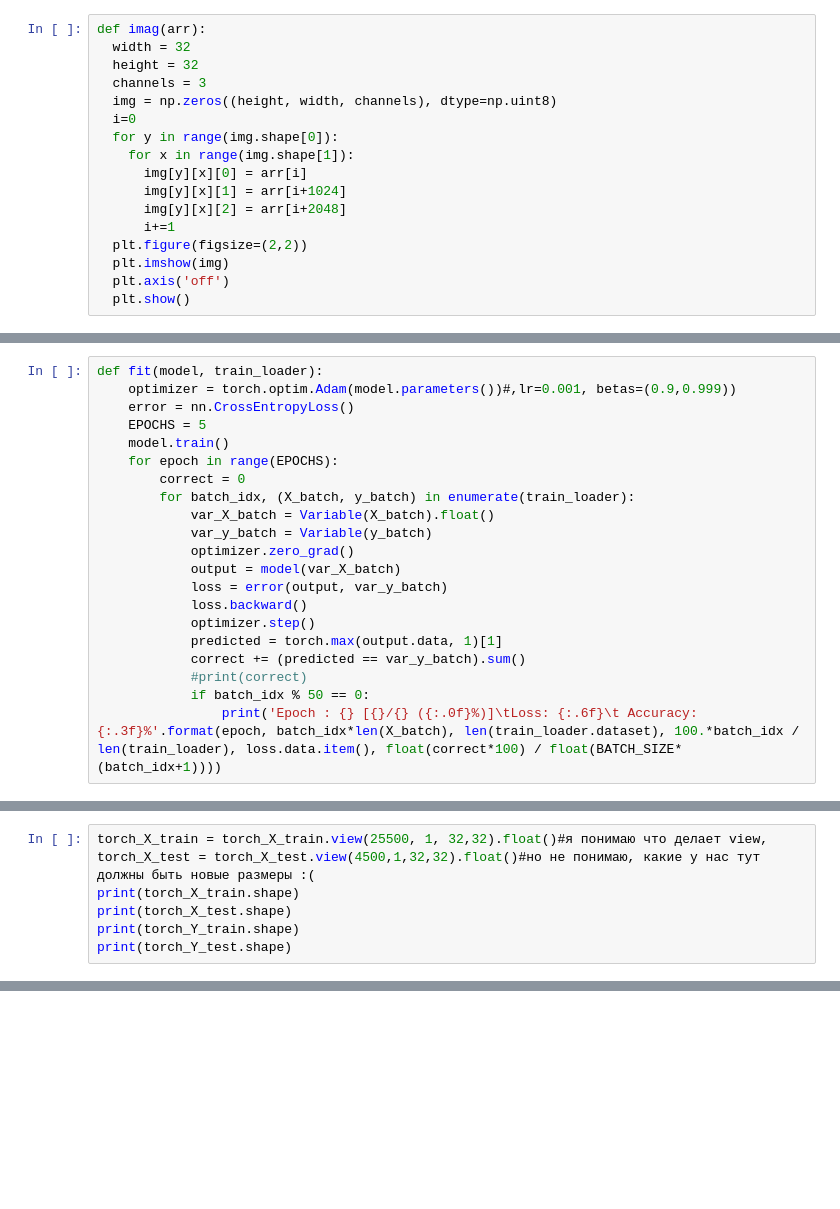
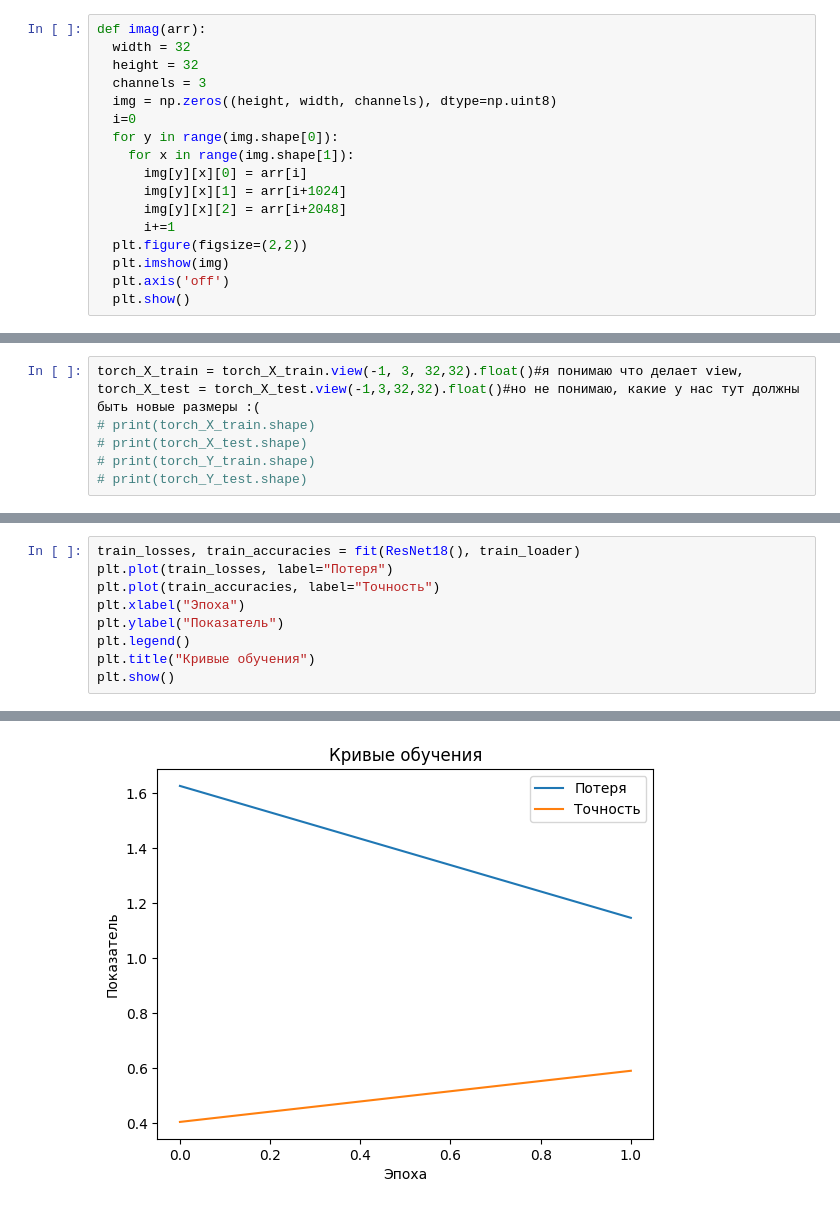
Before and after one commit to OlyaMizonova/training-with-ml, a Jupyter notebook: cifar10.ipynb, the cells around one changed output, grey strips where cells are left out. Drawn from its saved outputs; the diff is of its cells as text; blank space fills up the shorter version.

```diff
--- a/cifar10.ipynb
+++ b/cifar10.ipynb
@@ -143,21 +100,0 @@ MLP(
-# %%
-def fit(model, train_loader):
-    optimizer = torch.optim.Adam(model.parameters())#,lr=0.001, betas=(0.9,0.999))
-    error = nn.CrossEntropyLoss()
-    EPOCHS = 5
-    model.train()
-    for epoch in range(EPOCHS):
-        correct = 0
-        for batch_idx, (X_batch, y_batch) in enumerate(train_loader):
-            var_X_batch = Variable(X_batch).float()
-            var_y_batch = Variable(y_batch)
-            optimizer.zero_grad()
-            output = model(var_X_batch)
-            loss = error(output, var_y_batch)
-            loss.backward()
-            optimizer.step()
-            predicted = torch.max(output.data, 1)[1]
-            correct += (predicted == var_y_batch).sum()
-            #print(correct)
-            if batch_idx % 50 == 0:
-                print('Epoch : {} [{}/{} ({:.0f}%)]\tLoss: {:.6f}\t Accuracy:{:.3f}%'.format(epoch, batch_idx*len(X_batch), len(train_loader.dataset), 100.*batch_idx / len(train_loader), loss.data.item(), float(correct*100) / float(BATCH_SIZE*(batch_idx+1))))
@@ -211,8 +101,8 @@ torch.Size([1500, 3072])
 # %%
-torch_X_train = torch_X_train.view(25500, 1, 32,32).float()#я понимаю что делает view,
-torch_X_test = torch_X_test.view(4500,1,32,32).float()#но не понимаю, какие у нас тут должны быть новые размеры :(
-print(torch_X_train.shape)
-print(torch_X_test.shape)
-print(torch_Y_train.shape)
-print(torch_Y_test.shape)
+torch_X_train = torch_X_train.view(-1, 3, 32,32).float()#я понимаю что делает view,
+torch_X_test = torch_X_test.view(-1,3,32,32).float()#но не понимаю, какие у нас тут должны быть новые размеры :(
+# print(torch_X_train.shape)
+# print(torch_X_test.shape)
+# print(torch_Y_train.shape)
+# print(torch_Y_test.shape)
 # %% [output]
@@ -268,0 +239,10 @@ RuntimeError: shape '[-1, 576]' is invalid for input of size 32768
+# %%
+train_losses, train_accuracies = fit(ResNet18(), train_loader)
+plt.plot(train_losses, label="Потеря")
+plt.plot(train_accuracies, label="Точность")
+plt.xlabel("Эпоха")
+plt.ylabel("Показатель")
+plt.legend()
+plt.title("Кривые обучения")
+plt.show()
+# %% [output]
@@ -268,0 +251 @@ RuntimeError: shape '[-1, 576]' is invalid for input of size 32768
+[figure, added]
```
Also changed, not shown: parts of 27 cells of this notebook.
